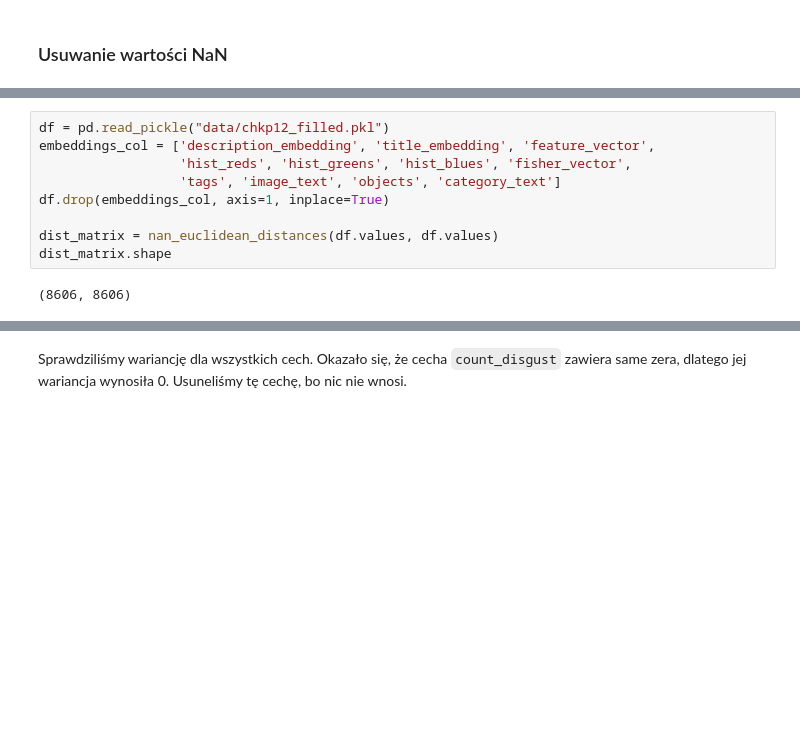
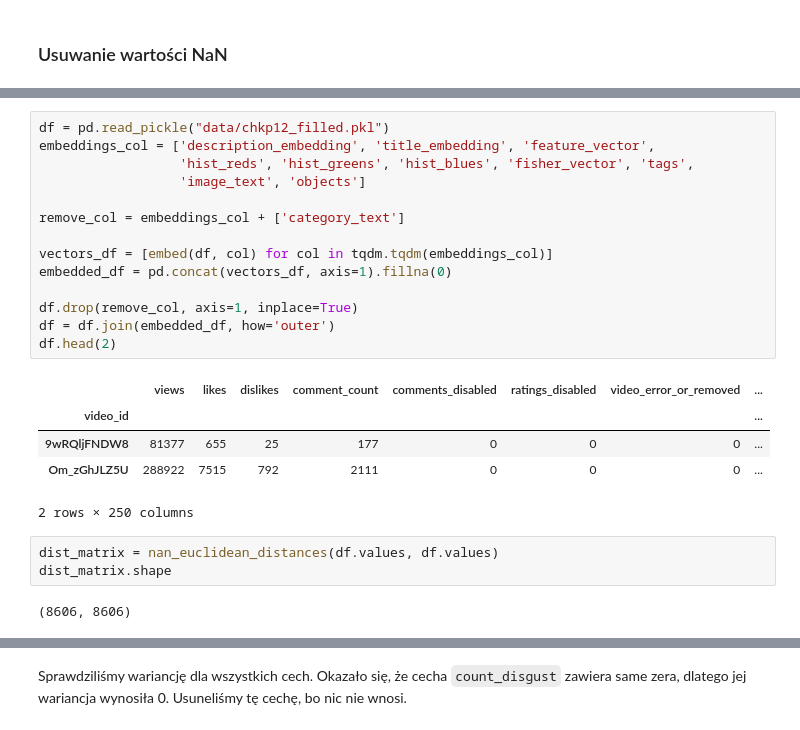
Before and after one commit to AxolotlOfConflagration/yt_trending_videos, a Jupyter notebook: checkpoint3.ipynb, the cells around one changed output, grey strips where cells are left out. Saved outputs shown, nothing was run; the diff lists cells and outputs as text; blank space fills up the shorter version.

```diff
--- a/checkpoint3.ipynb
+++ b/checkpoint3.ipynb
@@ -359,14 +381,28 @@ df.to_pickle("data/chkp12_filled.pkl")
 # %%
 df = pd.read_pickle("data/chkp12_filled.pkl")
 embeddings_col = ['description_embedding', 'title_embedding', 'feature_vector',
-                  'hist_reds', 'hist_greens', 'hist_blues', 'fisher_vector',
-                  'tags', 'image_text', 'objects', 'category_text']
-df.drop(embeddings_col, axis=1, inplace=True)
+                  'hist_reds', 'hist_greens', 'hist_blues', 'fisher_vector', 'tags',
+                  'image_text', 'objects']
 
-dist_matrix = nan_euclidean_distances(df.values, df.values)
-dist_matrix.shape
+remove_col = embeddings_col + ['category_text']
+
+vectors_df = [embed(df, col) for col in tqdm.tqdm(embeddings_col)]
+embedded_df = pd.concat(vectors_df, axis=1).fillna(0)
+
+df.drop(remove_col, axis=1, inplace=True)
+df = df.join(embedded_df, how='outer')
+df.head(2)
 # %% [output]
+|  | views | likes | dislikes | comment_count | comments_disabled | ratings_disabled | video_error_or_removed | ... |
+| video_id |  |  |  |  |  |  |  | ... |
+| 9wRQljFNDW8 | 81377 | 655 | 25 | 177 | 0 | 0 | 0 | ... |
+| Om_zGhJLZ5U | 288922 | 7515 | 792 | 2111 | 0 | 0 | 0 | ... |
-(8606, 8606)
+2 rows × 250 columns
+# %%
+dist_matrix = nan_euclidean_distances(df.values, df.values)
+dist_matrix.shape
+# %% [output]
+(8606, 8606)
 # %%
 df_temp = deepcopy(df)
 
```
Also changed, not shown: parts of 13 cells of this notebook.
